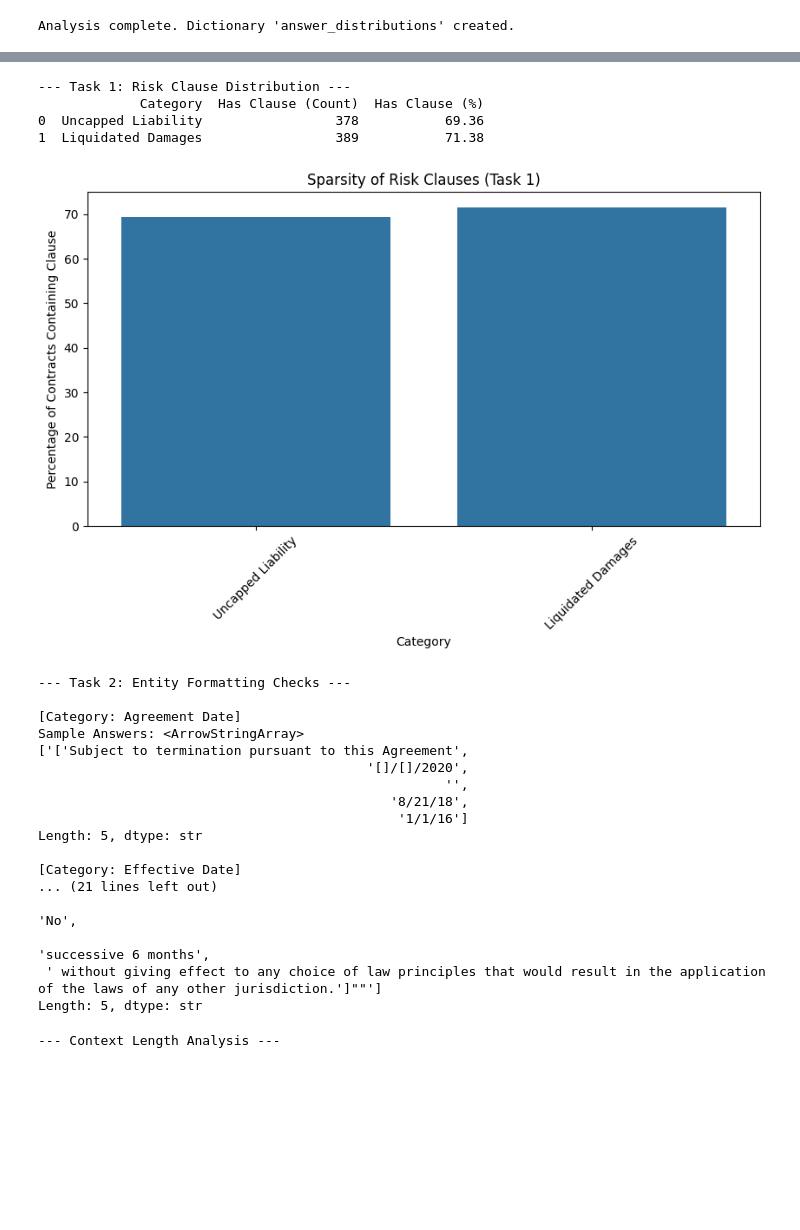
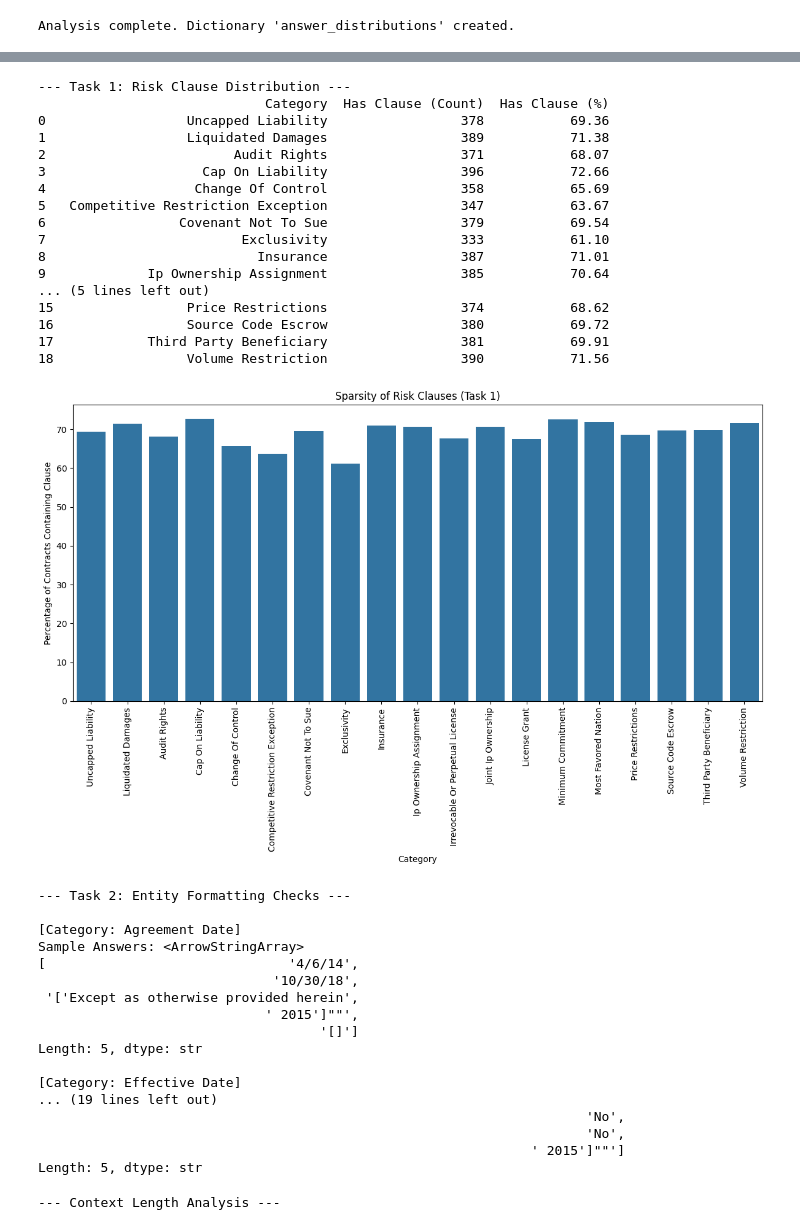
Before and after one commit to AntonisGantzos/fine_tune_llms_research, a Jupyter notebook: CUAD_dataset_exploration.ipynb, the cells around one changed output, grey strips where cells are left out. Drawn from its saved outputs; the diff is of its cells as text; code cells hidden in the pictures; blank space fills up the shorter version.

Commit message:
- detail the components of master_clauses in cuad exploration notebook

```diff
--- a/CUAD_dataset_exploration.ipynb
+++ b/CUAD_dataset_exploration.ipynb
@@ -527,12 +579,20 @@ Analysis complete. Dictionary 'answer_distributions' created.
 # ==========================================
 # Task: Identify existence of clauses like "Termination for Convenience", "Uncapped Liability".
 # Challenge: Class Imbalance. If 90% of contracts don't have these, the model might just guess "No".
-
 risk_categories = [
     "Termination for Convenience",
     "Uncapped Liability",
     "Unlimited/All-You-Can-Eat License",
-    "Liquidated Damages"
+    "Liquidated Damages",
+    "Anti-Assignment", "Audit Rights", "Cap On Liability", "Change Of Control",
+    "Competitive Restriction Exception", "Covenant Not To Sue", "Exclusivity",
+    "Force Majeure", "Indemnification", "Insurance", "Ip Ownership Assignment",
+    "Irrevocable Or Perpetual License", "Joint Ip Ownership", "License Grant",
+    "Minimum Commitment", "Most Favored Nation", "No-Solicit Of Customers",
+    "No-Solicit Of Employees", "Non-Compete", "Non-Disparagement",
+    "Non-Transferable License", "Post-Termination Services", "Price Restrictions",
+    "Revenue/Profit Sharing", "Rofr/Rofo/Rofn", "Source Code Escrow",
+    "Third Party Beneficiary", "Volume Restriction"
 ]
 
 print(f"\n--- Task 1: Risk Clause Distribution ---")
@@ -541,39 +601,53 @@ stats = []
 for cat in risk_categories:
     if cat in df.columns:
         # Check Answer Column (usually 'Category Answer')
         ans_col = f"{cat}_Answer" if f"{cat}_Answer" in df.columns else None
 
         if ans_col:
             # Count "Yes" vs "No" (or valid text vs empty)
             # CUAD README says: "No" if not found.
             has_clause = df[ans_col].apply(lambda x: 0 if str(x).lower() == "no" or pd.isna(x) else 1)
             count = has_clause.sum()
             stats.append({
                 "Category": cat,
                 "Has Clause (Count)": count,
                 "Has Clause (%)": round((count / len(df)) * 100, 2)
             })
 
 stats_df = pd.DataFrame(stats)
 print(stats_df)
 
 # Visualization
-plt.figure(figsize=(10, 5))
+plt.figure(figsize=(12, 8))
 sns.barplot(data=stats_df, x="Category", y="Has Clause (%)")
 plt.title("Sparsity of Risk Clauses (Task 1)")
 plt.ylabel("Percentage of Contracts Containing Clause")
-plt.xticks(rotation=45)
+plt.xticks(rotation=90) # Rotate for legibility given many categories
+plt.tight_layout()
 plt.show()
 
 # Insight for Training:
 # If percentages are low (<10%), you must use Prompt Engineering to force the model
 # to look harder, or use weighted loss during training.
 # %% [output]
 --- Task 1: Risk Clause Distribution ---
-             Category  Has Clause (Count)  Has Clause (%)
-0  Uncapped Liability                 378           69.36
-1  Liquidated Damages                 389           71.38
+                             Category  Has Clause (Count)  Has Clause (%)
+0                  Uncapped Liability                 378           69.36
+1                  Liquidated Damages                 389           71.38
+2                        Audit Rights                 371           68.07
+3                    Cap On Liability                 396           72.66
+4                   Change Of Control                 358           65.69
+5   Competitive Restriction Exception                 347           63.67
+6                 Covenant Not To Sue                 379           69.54
+7                         Exclusivity                 333           61.10
+8                           Insurance                 387           71.01
+9             Ip Ownership Assignment                 385           70.64
+... (5 lines left out)
+15                 Price Restrictions                 374           68.62
+16                 Source Code Escrow                 380           69.72
+17            Third Party Beneficiary                 381           69.91
+18                 Volume Restriction                 390           71.56
-[figure, old version]
+[figure, new version]
 # %%
 # ==========================================
 # 4. TASK 2 ANALYSIS: STRUCTURED ENTITY EXTRACTION
@@ -601,18 +675,18 @@ for cat in entity_categories:
 
 [Category: Agreement Date]
 Sample Answers: <ArrowStringArray>
-['['Subject to termination pursuant to this Agreement',
-                                          '[]/[]/2020',
-                                                    '',
-                                             '8/21/18',
-                                              '1/1/16']
+[                               '4/6/14',
+                              '10/30/18',
+ '['Except as otherwise provided herein',
+                             ' 2015']""',
+                                    '[]']
 Length: 5, dtype: str
 
 [Category: Effective Date]
-... (21 lines left out)
-                                                                                                                                     'No',
-                                                                                                                    'successive 6 months',
- ' without giving effect to any choice of law principles that would result in the application of the laws of any other jurisdiction.']""']
+... (19 lines left out)
+                                                                      'No',
+                                                                      'No',
+                                                               ' 2015']""']
 Length: 5, dtype: str
 # %%
 # ==========================================
```
Also changed, not shown: parts of 2 cells of this notebook.
